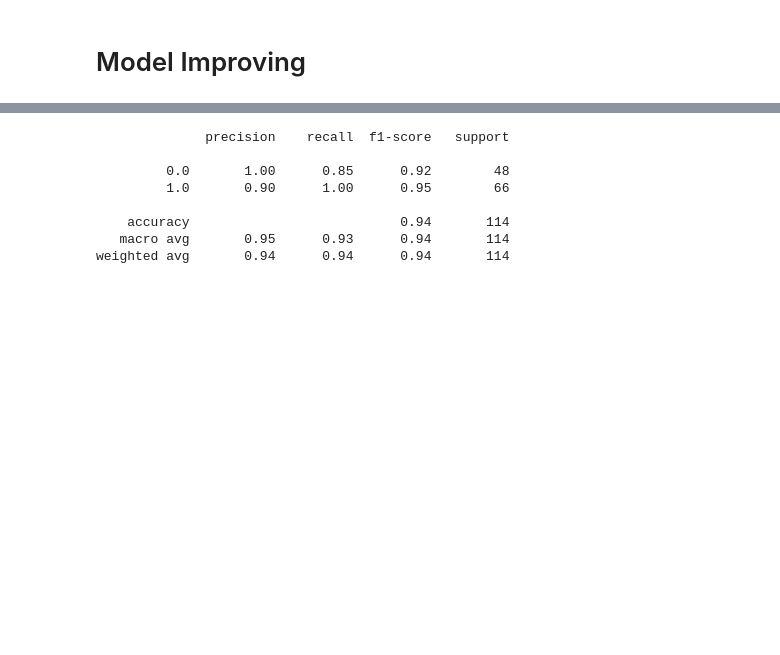
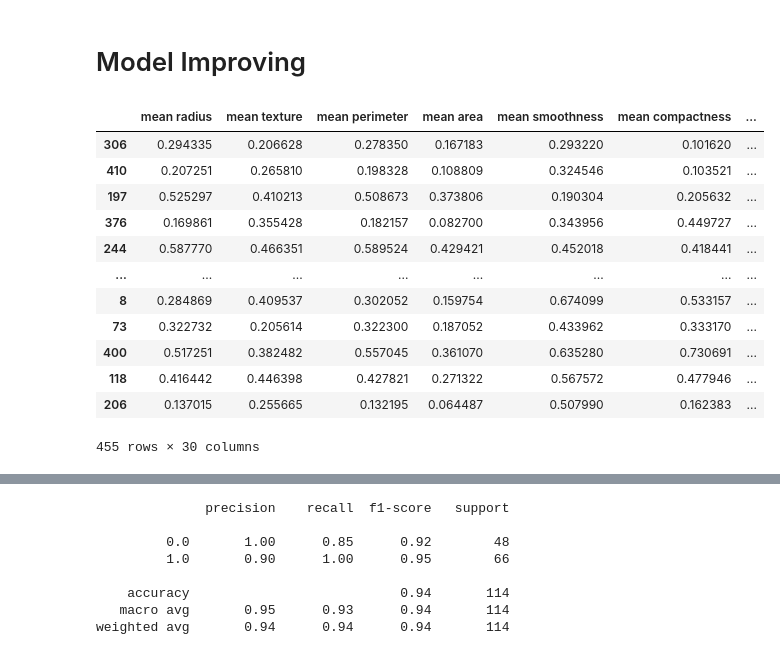
Before and after one commit to mohamad6889/Breast-Cancer-Classification, a Jupyter notebook: breast_cancer_classification.ipynb, the cells around one changed output, grey strips where cells are left out. Cells and saved outputs as stored; diff of their text form; code cells hidden in the pictures; blank space fills up the shorter version.

```diff
--- a/breast_cancer_classification.ipynb
+++ b/breast_cancer_classification.ipynb
@@ -128,3 +128,23 @@ print(classification_report(Y_test, Y_predict))
 weighted avg       0.94      0.94      0.94       114
 # %% [markdown]
 # Model Improving
+# %%
+min_X_train = X_train.min()
+range_X_train = (X_train - min_X_train).max()
+X_train_per_unit = (X_train - min_X_train)/range_X_train
+# %%
+X_train_per_unit
+# %% [output]
+|  | mean radius | mean texture | mean perimeter | mean area | mean smoothness | mean compactness | ... |
+| 306 | 0.294335 | 0.206628 | 0.278350 | 0.167183 | 0.293220 | 0.101620 | ... |
+| 410 | 0.207251 | 0.265810 | 0.198328 | 0.108809 | 0.324546 | 0.103521 | ... |
+| 197 | 0.525297 | 0.410213 | 0.508673 | 0.373806 | 0.190304 | 0.205632 | ... |
+| 376 | 0.169861 | 0.355428 | 0.182157 | 0.082700 | 0.343956 | 0.449727 | ... |
+| 244 | 0.587770 | 0.466351 | 0.589524 | 0.429421 | 0.452018 | 0.418441 | ... |
+| ... | ... | ... | ... | ... | ... | ... | ... |
+| 8 | 0.284869 | 0.409537 | 0.302052 | 0.159754 | 0.674099 | 0.533157 | ... |
+| 73 | 0.322732 | 0.205614 | 0.322300 | 0.187052 | 0.433962 | 0.333170 | ... |
+| 400 | 0.517251 | 0.382482 | 0.557045 | 0.361070 | 0.635280 | 0.730691 | ... |
+| 118 | 0.416442 | 0.446398 | 0.427821 | 0.271322 | 0.567572 | 0.477946 | ... |
+| 206 | 0.137015 | 0.255665 | 0.132195 | 0.064487 | 0.507990 | 0.162383 | ... |
+455 rows × 30 columns
```
Also changed, not shown: parts of 6 cells of this notebook.
